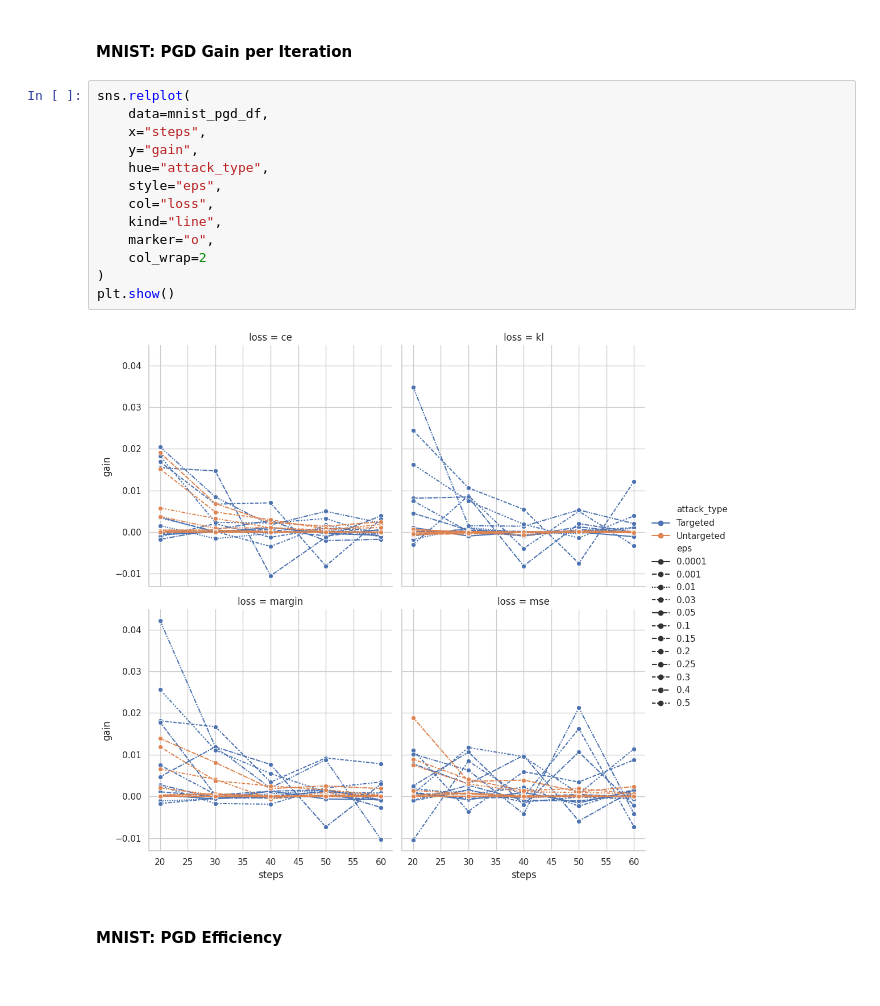
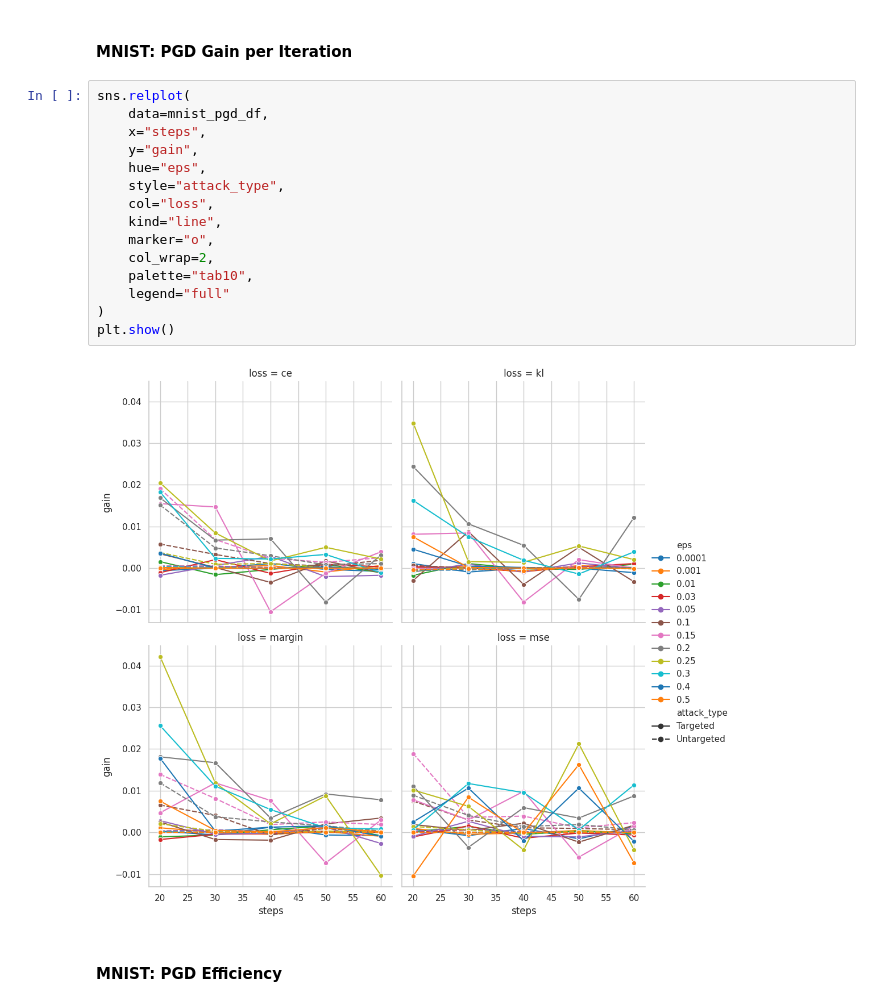
Before and after one commit to ch-yun-01/adversarial-fgsm-pgd, a Jupyter notebook: anaylze.ipynb, the cells around one changed output. Saved outputs shown, nothing was run; the diff lists cells and outputs as text.

```diff
--- a/anaylze.ipynb
+++ b/anaylze.ipynb
@@ -268,18 +270,20 @@ plt.show()
 # %%
 sns.relplot(
     data=mnist_pgd_df,
     x="steps",
     y="gain",
-    hue="attack_type",
-    style="eps",
+    hue="eps",
+    style="attack_type",
     col="loss",
     kind="line",
     marker="o",
-    col_wrap=2
+    col_wrap=2,
+    palette="tab10",
+    legend="full"
 )
 plt.show()
 # %% [output]
-[figure, old version]
+[figure, new version]
 # %% [markdown]
 #### MNIST: PGD Efficiency
 # %%
```
Also changed, not shown: parts of 6 cells of this notebook.
